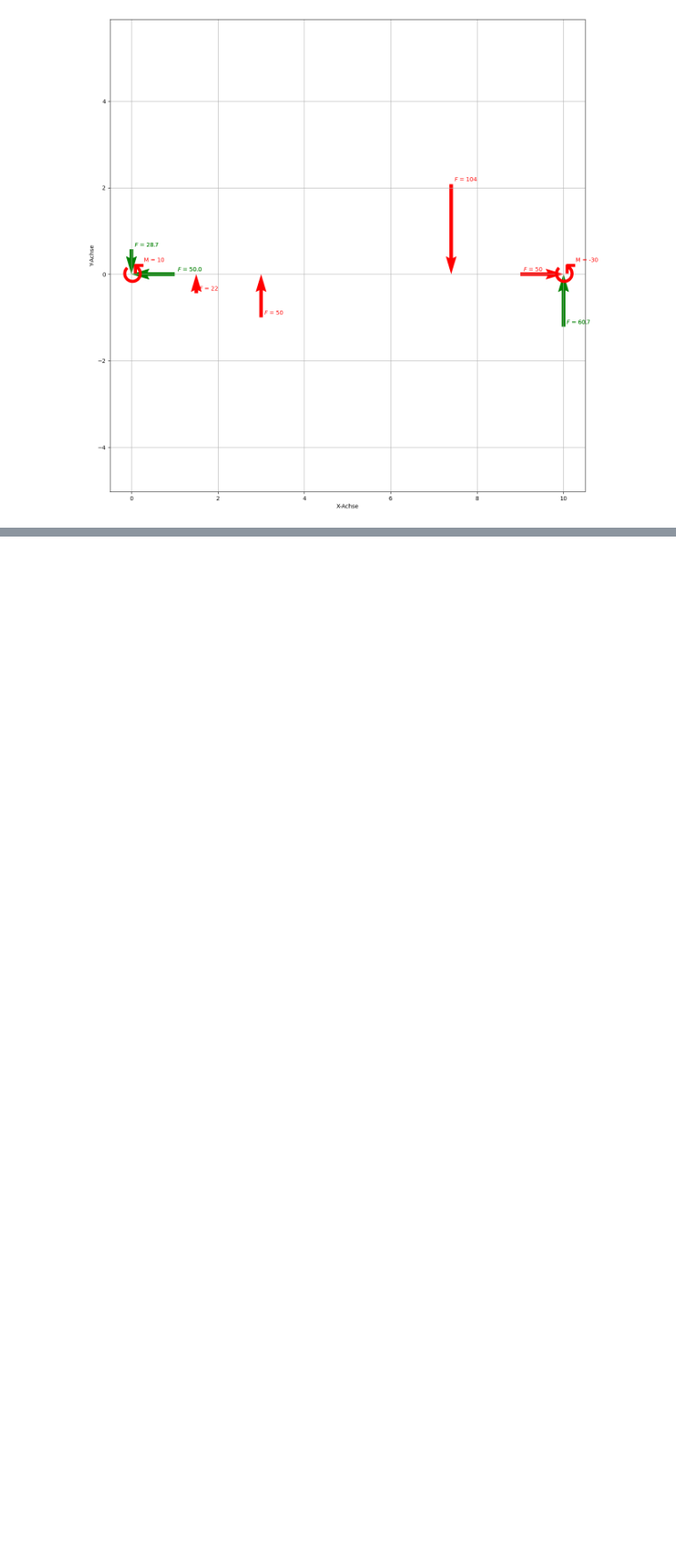
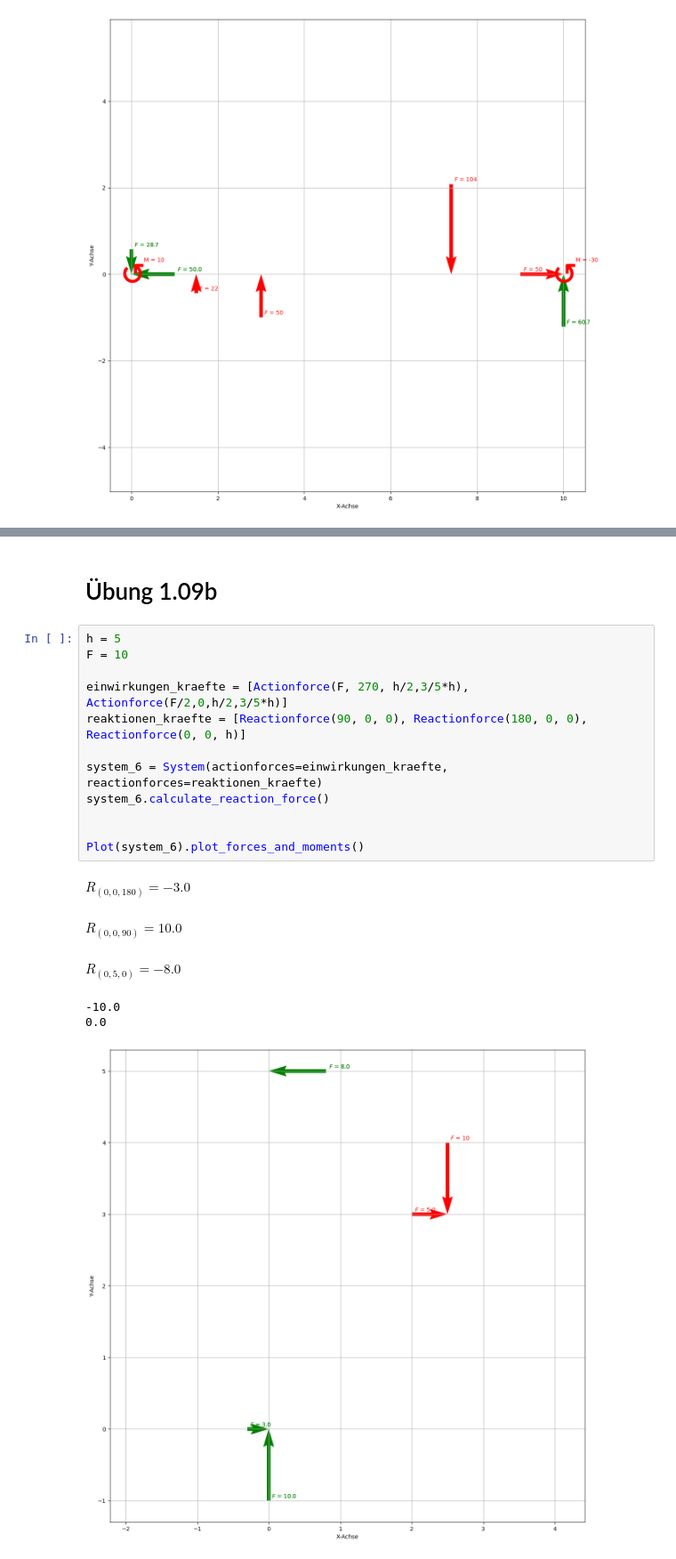
Before and after one commit to PascalGitz/09_Baustatik_GGW, a Jupyter notebook: src/Examples.ipynb, the cells around one changed output, grey strips where cells are left out. Shown at 89% size. Cells and saved outputs as stored; diff of their text form; blank space fills up the shorter version.

```diff
--- a/src/Examples.ipynb
+++ b/src/Examples.ipynb
@@ -119,0 +138,21 @@ $\displaystyle R_{(0, 0, 90)} = 0.0$
+# %% [markdown]
+# Übung 1.09b
+# %%
+h = 5
+F = 10
+
+einwirkungen_kraefte = [Actionforce(F, 270, h/2,3/5*h), Actionforce(F/2,0,h/2,3/5*h)]
+reaktionen_kraefte = [Reactionforce(90, 0, 0), Reactionforce(180, 0, 0), Reactionforce(0, 0, h)]
+
+system_6 = System(actionforces=einwirkungen_kraefte, reactionforces=reaktionen_kraefte)
+system_6.calculate_reaction_force()
+
+
+Plot(system_6).plot_forces_and_moments()
+# %% [output]
+$\displaystyle R_{(0, 0, 180)} = -3.0$
+$\displaystyle R_{(0, 0, 90)} = 10.0$
+$\displaystyle R_{(0, 5, 0)} = -8.0$
+-10.0
+0.0
+[figure, added]
```
Also changed, not shown: parts of 13 cells of this notebook, 5 other files.
